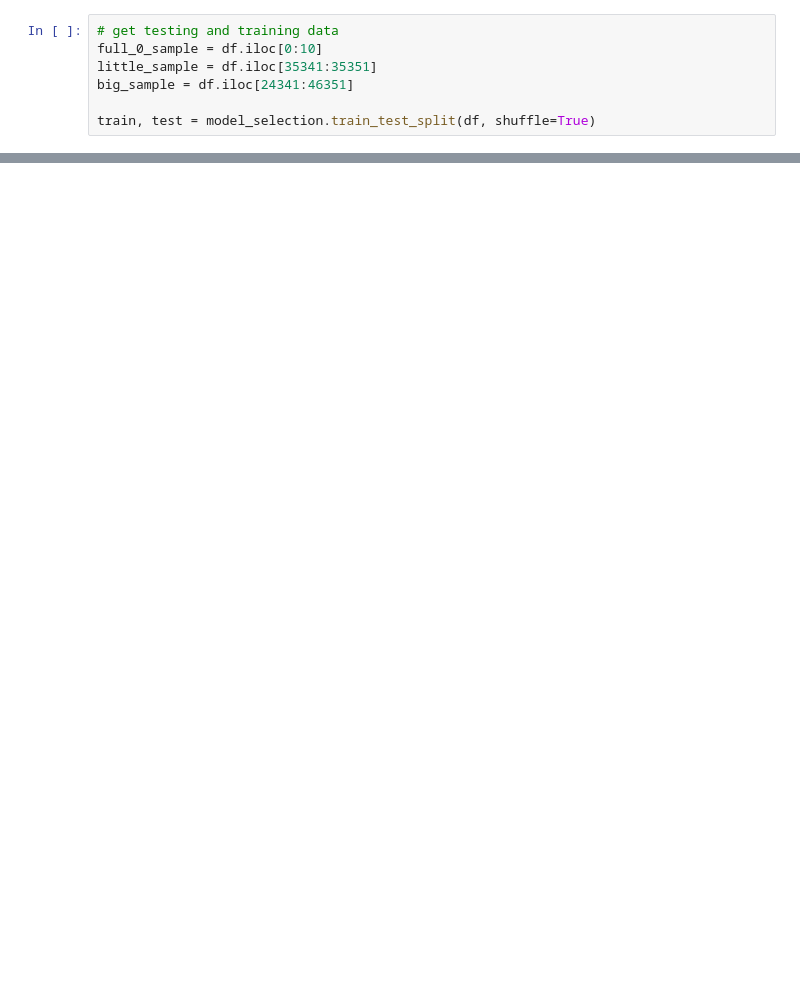
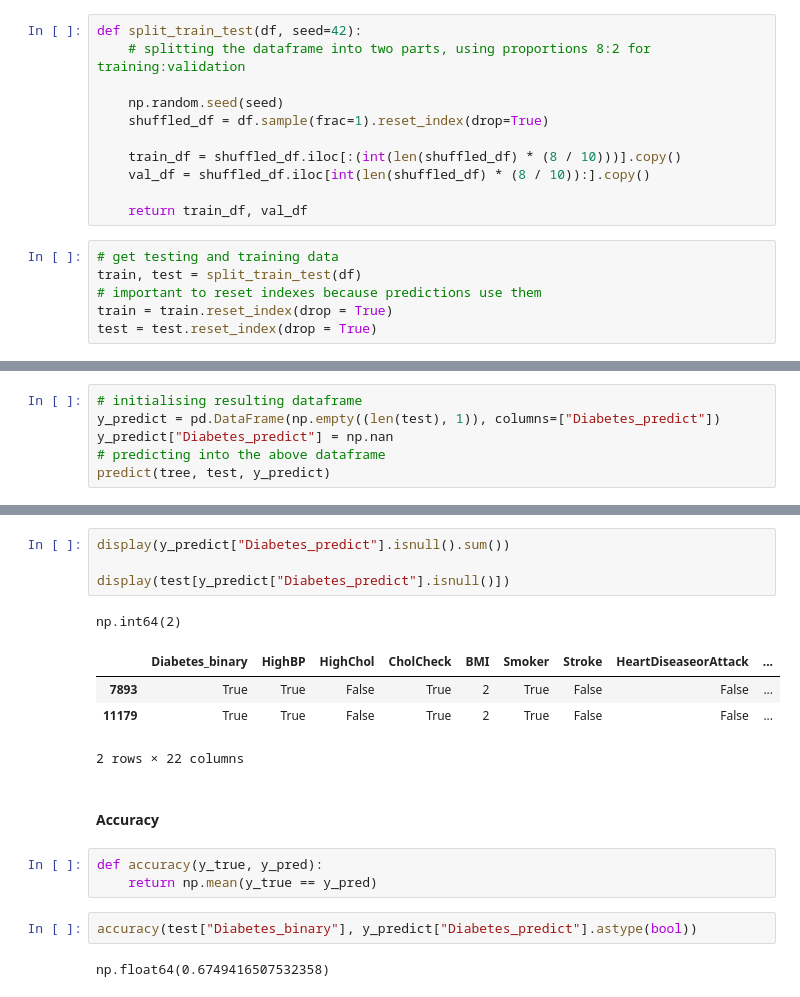
Before and after one commit to AlixB20/INFO-H410-Group16, a Jupyter notebook: decision_tree.ipynb, the cells around one changed output, grey strips where cells are left out. Saved outputs shown, nothing was run; the diff lists cells and outputs as text; blank space fills up the shorter version.

```diff
--- a/decision_tree.ipynb
+++ b/decision_tree.ipynb
@@ -46,7 +178,17 @@ display(df.describe())
+# %%
+def split_train_test(df, seed=42):
+    # splitting the dataframe into two parts, using proportions 8:2 for training:validation
+
+    np.random.seed(seed)
+    shuffled_df = df.sample(frac=1).reset_index(drop=True)
+
+    train_df = shuffled_df.iloc[:(int(len(shuffled_df) * (8 / 10)))].copy()
+    val_df = shuffled_df.iloc[int(len(shuffled_df) * (8 / 10)):].copy()
+
+    return train_df, val_df
 # %%
 # get testing and training data
-full_0_sample = df.iloc[0:10]
-little_sample = df.iloc[35341:35351]
-big_sample = df.iloc[24341:46351]
-
-train, test = model_selection.train_test_split(df, shuffle=True)
+train, test = split_train_test(df)
+# important to reset indexes because predictions use them
+train = train.reset_index(drop = True)
+test = test.reset_index(drop = True)
@@ -163,0 +333,6 @@ Best feature split is: dict_keys(['BMI < 37.5', 'BMI > 37.5']) with a gain of 0.
+# %%
+# initialising resulting dataframe
+y_predict = pd.DataFrame(np.empty((len(test), 1)), columns=["Diabetes_predict"])
+y_predict["Diabetes_predict"] = np.nan
+# predicting into the above dataframe
+predict(tree, test, y_predict)
@@ -163,0 +348,19 @@ Best feature split is: dict_keys(['BMI < 37.5', 'BMI > 37.5']) with a gain of 0.
+# %%
+display(y_predict["Diabetes_predict"].isnull().sum())
+
+display(test[y_predict["Diabetes_predict"].isnull()])
+# %% [output]
+np.int64(2)
+|  | Diabetes_binary | HighBP | HighChol | CholCheck | BMI | Smoker | Stroke | HeartDiseaseorAttack | ... |
+| 7893 | True | True | False | True | 2 | True | False | False | ... |
+| 11179 | True | True | False | True | 2 | True | False | False | ... |
+2 rows × 22 columns
+# %% [markdown]
+#### Accuracy
+# %%
+def accuracy(y_true, y_pred):
+    return np.mean(y_true == y_pred)
+# %%
+accuracy(test["Diabetes_binary"], y_predict["Diabetes_predict"].astype(bool))
+# %% [output]
+np.float64(0.6749416507532358)
```
Also changed, not shown: parts of 25 cells of this notebook.
